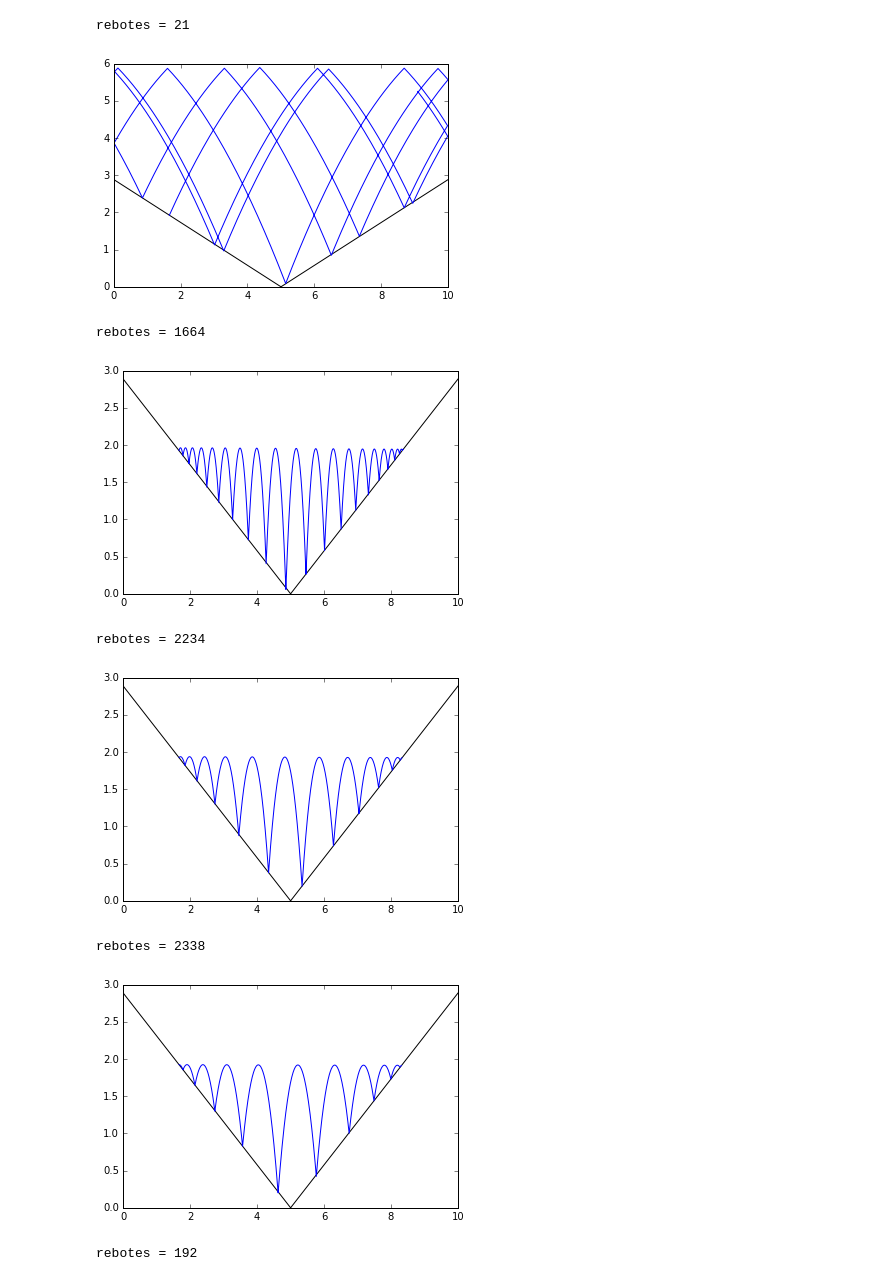
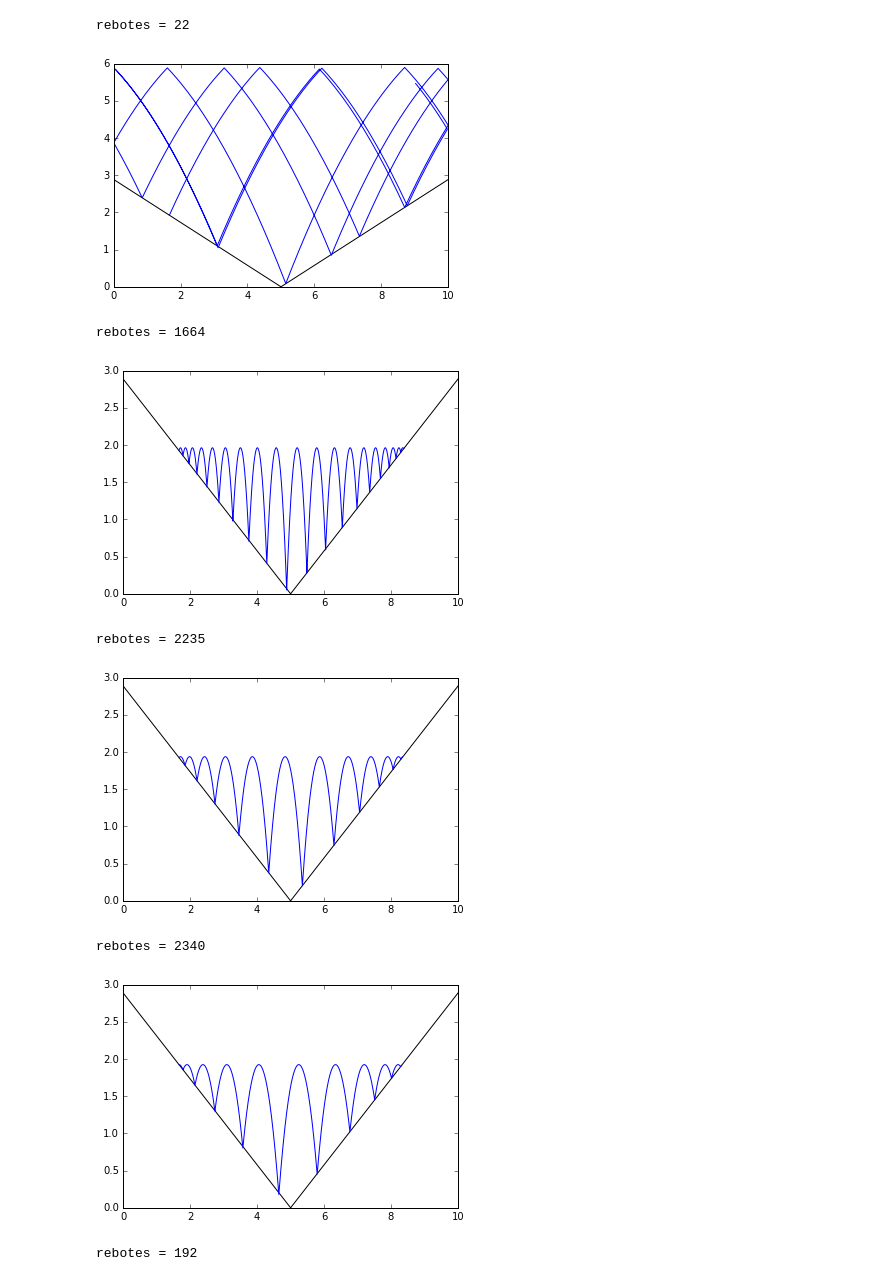
Before and after one commit to hugosl/Examen_1, a Jupyter notebook: Examen1.3.ipynb, the cells around one changed output. Drawn from its saved outputs; the diff is of its cells as text; code cells hidden in the pictures.

```diff
--- a/Examen1.3.ipynb
+++ b/Examen1.3.ipynb
@@ -47,63 +47,63 @@ def fric_v2(v,gamma=0.1): # la fracción es proporcional al cuadrado de la veloc
     f_y = gamma*norm_v*v[1]
     return array([f_x,f_y])
 # %%
-def rebote(r_v_i,mi_dt):
+def rebote(r_v_i,mi_dt,fric):
     dt_busqueda = (mi_dt)/2
     y_izq = r_v_i
-    t,sol = rk4(e_mov,r_v_i,[0,dt_busqueda],fric_v)
+    t,sol = rk4(e_mov,r_v_i,[0,dt_busqueda],fric)
     y_med = sol[-1,:]
     while abs(y_izq[1]) > abs(plano): # es esta parte si abs(y_izq[1]) esta por arriba del plano inclinado entra
                                      # al ciclo, este es el unico cambio que se le hizo a este algoritmo
 
         reinicio = y_med
         dt_busqueda = dt_busqueda/2
-        t,sol = rk4(e_mov,reinicio,[0,dt_busqueda],fric_v)
+        t,sol = rk4(e_mov,reinicio,[0,dt_busqueda],fric)
         y_izq = reinicio
         y_med = sol[-1,:]
 
     y_izq = array([y_izq[0],y_izq[1],y_izq[2],-y_izq[3]])
     return y_izq
 # %%
-def rebote2(r_v_i,mi_dt):
+def rebote2(r_v_i,mi_dt,fric):
     dt_busqueda = (mi_dt)/2
     y_izq = r_v_i
-    t,sol = rk4(e_mov,r_v_i,[0,dt_busqueda],fric_v)
+    t,sol = rk4(e_mov,r_v_i,[0,dt_busqueda],fric)
     y_med = sol[-1,:]
     while abs(y_izq[0]) > 10: # es esta parte si abs(y_izq[1]) esta por arriba del plano inclinado entra
 
         reinicio = y_med
         dt_busqueda = dt_busqueda/2
-        t,sol = rk4(e_mov,reinicio,[0,dt_busqueda],fric_v)
+        t,sol = rk4(e_mov,reinicio,[0,dt_busqueda],fric)
         y_izq = reinicio
         y_med = sol[-1,:]
 
     y_izq = array([y_izq[0],y_izq[1],-y_izq[2],y_izq[3]])
     return y_izq
 # %%
-def rebote3(r_v_i,mi_dt):
+def rebote3(r_v_i,mi_dt,fric):
     dt_busqueda = (mi_dt)/2
     y_izq = r_v_i
-    t,sol = rk4(e_mov,r_v_i,[0,dt_busqueda],fric_v)
+    t,sol = rk4(e_mov,r_v_i,[0,dt_busqueda],fric)
     y_med = sol[-1,:]
     while abs(y_izq[0]) < 0: # es esta parte si abs(y_izq[1]) esta por arriba del plano inclinado entra
         reinicio = y_med
         dt_busqueda = dt_busqueda/2
-        t,sol = rk4(e_mov,reinicio,[0,dt_busqueda],fric_v)
+        t,sol = rk4(e_mov,reinicio,[0,dt_busqueda],fric)
         y_izq = reinicio
         y_med = sol[-1,:]
 
     y_izq = array([y_izq[0],y_izq[1],-y_izq[2],y_izq[3]])
     return y_izq
 # %%
-def rebote4(r_v_i,mi_dt):
+def rebote4(r_v_i,mi_dt,fric):
     dt_busqueda = (mi_dt)/2
     y_izq = r_v_i
-    t,sol = rk4(e_mov,r_v_i,[0,dt_busqueda],fric_v)
+    t,sol = rk4(e_mov,r_v_i,[0,dt_busqueda],fric)
     y_med = sol[-1,:]
     while abs(y_izq[1]) > 5.9: # es esta parte si abs(y_izq[1]) esta por arriba del plano inclinado entra
         reinicio = y_med
         dt_busqueda = dt_busqueda/2
-        t,sol = rk4(e_mov,reinicio,[0,dt_busqueda],fric_v)
+        t,sol = rk4(e_mov,reinicio,[0,dt_busqueda],fric)
         y_izq = reinicio
         y_med = sol[-1,:]
 
@@ -136,39 +136,39 @@ y_in = f(x_in,a,h) # altura de la pendiente desde donde se hace el lazamiento
 inicio = [x_in,y_in,5,10] # las dos primeras entradas corresponden a la posicion inicial de la pelora (x,y)
                     # las ultimas dos estradas corresponde a las componetes de la velocidad incial de la pelota (vx,vy)
 N = 1000 # numero de puntos a calcular dentro de la trayectoria
 trayectoria = zeros((N,len(inicio)))
 mi_dt = .01
 trayectoria[0,:] = array(inicio)
 for i in range(N-1):
     t,sol_dt = rk4(e_mov,trayectoria[i,:],[0,mi_dt],fric) # aqui se escoje la friccion a utilizar
     plano = f(sol_dt[-1,:][0],a,h) # utiliza la funcion de la recta para encontrar el punto donde la pelota rebota
     if sol_dt[-1,:][1] < plano: # si la posicion en y de la pelota es menor a la altura del plano la pelota rebota
-        punto = rebote(trayectoria[i,:],mi_dt)
+        punto = rebote(trayectoria[i,:],mi_dt,fric)
         trayectoria[i+1,:] = punto
         r +=1
     else:
         trayectoria[i+1,:] = sol_dt[-1,:]
     if sol_dt[-1,:][1] > 5.9: # si la posicion en y de la pelota es menor a la altura del plano la pelota rebota
-        punto = rebote4(trayectoria[i,:],mi_dt)
+        punto = rebote4(trayectoria[i,:],mi_dt,fric)
         trayectoria[i+1,:] = punto
         r +=1
     if sol_dt[-1,:][0] > 10: # si la posicion en y de la pelota es menor a la altura del plano la pelota rebota
-        punto = rebote2(trayectoria[i,:],mi_dt)
+        punto = rebote2(trayectoria[i,:],mi_dt,fric)
         trayectoria[i+1,:] = punto
         r +=1
     if sol_dt[-1,:][0] < 0: # si la posicion en y de la pelota es menor a la altura del plano la pelota rebota
-        punto = rebote3(trayectoria[i,:],mi_dt)
+        punto = rebote3(trayectoria[i,:],mi_dt,fric)
         trayectoria[i+1,:] = punto
         r +=1
 x=linspace(0,5)
 z=linspace(5,10)
 plot(x,g(x,a),'black',z,k(z,a),'black')
 plot(trayectoria[:,0],trayectoria[:,1],'-') # grafica los punto de la trayectoria
 print "rebotes =",r                                                        # y el plano donde rebota la pelota
 show()
 # %% [output]
-rebotes = 21
+rebotes = 22
-[figure, old version]
+[figure, new version]
 # %%
 fric = 0
 r = 0
@@ -188,21 +188,21 @@ for i in range(N-1):
     t,sol_dt = rk4(e_mov,trayectoria[i,:],[0,mi_dt],fric) # aqui se escoje la friccion a utilizar
     plano = f(sol_dt[-1,:][0],a,h) # utiliza la funcion de la recta para encontrar el punto donde la pelota rebota
     if sol_dt[-1,:][1] < plano: # si la posicion en y de la pelota es menor a la altura del plano la pelota rebota
-        punto = rebote(trayectoria[i,:],mi_dt)
+        punto = rebote(trayectoria[i,:],mi_dt,fric)
         trayectoria[i+1,:] = punto
         r +=1
     else:
         trayectoria[i+1,:] = sol_dt[-1,:]
     if sol_dt[-1,:][1] > 5.9: # si la posicion en y de la pelota es menor a la altura del plano la pelota rebota
-        punto = rebote4(trayectoria[i,:],mi_dt)
+        punto = rebote4(trayectoria[i,:],mi_dt,fric)
         trayectoria[i+1,:] = punto
         r +=1
     if sol_dt[-1,:][0] > 10: # si la posicion en y de la pelota es menor a la altura del plano la pelota rebota
-        punto = rebote2(trayectoria[i,:],mi_dt)
+        punto = rebote2(trayectoria[i,:],mi_dt,fric)
         trayectoria[i+1,:] = punto
         r +=1
     if sol_dt[-1,:][0] < 0: # si la posicion en y de la pelota es menor a la altura del plano la pelota rebota
-        punto = rebote3(trayectoria[i,:],mi_dt)
+        punto = rebote3(trayectoria[i,:],mi_dt,fric)
         trayectoria[i+1,:] = punto
         r +=1
 x=linspace(0,5)
@@ -213,7 +213,7 @@ print "rebotes =",r                                                        # y e
 show()
 # %% [output]
 rebotes = 1664
-[figure, old version]
+[figure, new version]
 # %%
 fric=0
 r = 0
@@ -233,21 +233,21 @@ for i in range(N-1):
     t,sol_dt = rk4(e_mov,trayectoria[i,:],[0,mi_dt],fric) # aqui se escoje la friccion a utilizar
     plano = f(sol_dt[-1,:][0],a,h) # utiliza la funcion de la recta para encontrar el punto donde la pelota rebota
     if sol_dt[-1,:][1] < plano: # si la posicion en y de la pelota es menor a la altura del plano la pelota rebota
-        punto = rebote(trayectoria[i,:],mi_dt)
+        punto = rebote(trayectoria[i,:],mi_dt,fric)
         trayectoria[i+1,:] = punto
         r +=1
     else:
         trayectoria[i+1,:] = sol_dt[-1,:]
     if sol_dt[-1,:][1] > 5.9: # si la posicion en y de la pelota es menor a la altura del plano la pelota rebota
-        punto = rebote4(trayectoria[i,:],mi_dt)
+        punto = rebote4(trayectoria[i,:],mi_dt,fric)
         trayectoria[i+1,:] = punto
         r +=1
     if sol_dt[-1,:][0] > 10: # si la posicion en y de la pelota es menor a la altura del plano la pelota rebota
-        punto = rebote2(trayectoria[i,:],mi_dt)
+        punto = rebote2(trayectoria[i,:],mi_dt,fric)
         trayectoria[i+1,:] = punto
         r +=1
     if sol_dt[-1,:][0] < 0: # si la posicion en y de la pelota es menor a la altura del plano la pelota rebota
-        punto = rebote3(trayectoria[i,:],mi_dt)
+        punto = rebote3(trayectoria[i,:],mi_dt,fric)
         trayectoria[i+1,:] = punto
         r +=1
 x=linspace(0,5)
@@ -257,8 +257,8 @@ plot(trayectoria[:,0],trayectoria[:,1],'-') # grafica los punto de la trayectori
 print "rebotes =",r                                                        # y el plano donde rebota la pelota
 show()
 # %% [output]
-rebotes = 2234
+rebotes = 2235
-[figure, old version]
+[figure, new version]
 # %%
 fric=0
 r = 0
@@ -278,21 +278,21 @@ for i in range(N-1):
     t,sol_dt = rk4(e_mov,trayectoria[i,:],[0,mi_dt],fric) # aqui se escoje la friccion a utilizar
     plano = f(sol_dt[-1,:][0],a,h) # utiliza la funcion de la recta para encontrar el punto donde la pelota rebota
     if sol_dt[-1,:][1] < plano: # si la posicion en y de la pelota es menor a la altura del plano la pelota rebota
-        punto = rebote(trayectoria[i,:],mi_dt)
+        punto = rebote(trayectoria[i,:],mi_dt,fric)
         trayectoria[i+1,:] = punto
         r +=1
     else:
         trayectoria[i+1,:] = sol_dt[-1,:]
     if sol_dt[-1,:][1] > 5.9: # si la posicion en y de la pelota es menor a la altura del plano la pelota rebota
-        punto = rebote4(trayectoria[i,:],mi_dt)
+        punto = rebote4(trayectoria[i,:],mi_dt,fric)
         trayectoria[i+1,:] = punto
         r +=1
     if sol_dt[-1,:][0] > 10: # si la posicion en y de la pelota es menor a la altura del plano la pelota rebota
-        punto = rebote2(trayectoria[i,:],mi_dt)
+        punto = rebote2(trayectoria[i,:],mi_dt,fric)
         trayectoria[i+1,:] = punto
         r +=1
     if sol_dt[-1,:][0] < 0: # si la posicion en y de la pelota es menor a la altura del plano la pelota rebota
-        punto = rebote3(trayectoria[i,:],mi_dt)
+        punto = rebote3(trayectoria[i,:],mi_dt,fric)
         trayectoria[i+1,:] = punto
         r +=1
 x=linspace(0,5)
@@ -302,8 +302,8 @@ plot(trayectoria[:,0],trayectoria[:,1],'-') # grafica los punto de la trayectori
 print "rebotes =",r                                                        # y el plano donde rebota la pelota
 show()
 # %% [output]
-rebotes = 2338
+rebotes = 2340
-[figure, old version]
+[figure, new version]
 # %%
 fric = fric_v
 r = 0
```
Also changed, not shown: parts of 7 cells of this notebook.
